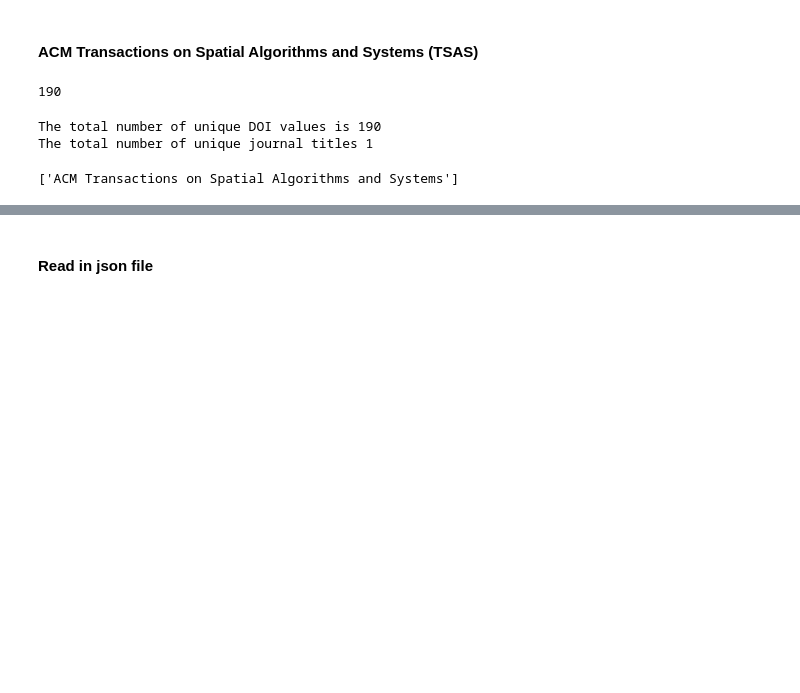
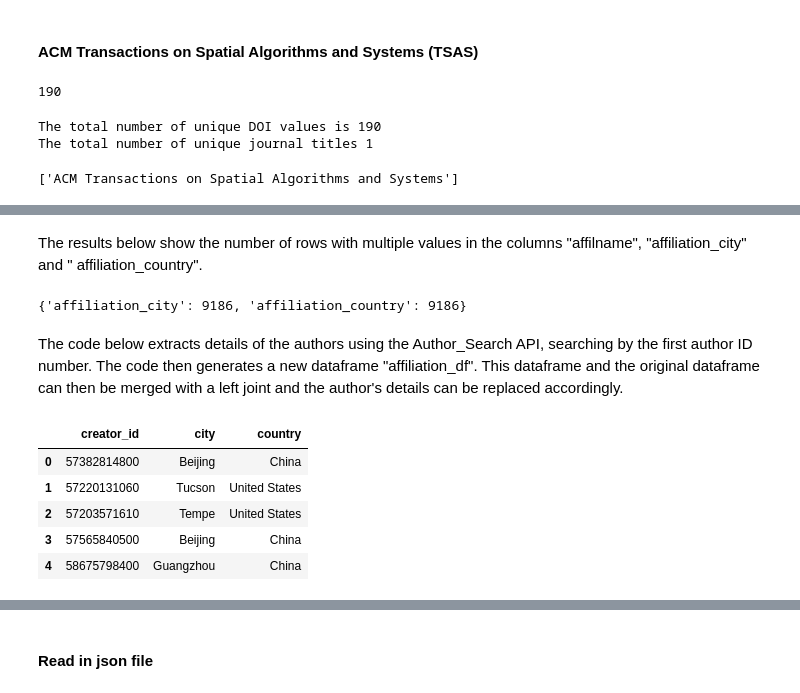
Before and after one commit to Arg-Pep/CS648---Project-ID-24-8, a Jupyter notebook: CS648 - Code.ipynb, the cells around one changed output, grey strips where cells are left out. Saved outputs shown, nothing was run; the diff lists cells and outputs as text; code cells hidden in the pictures; blank space fills up the shorter version.

```diff
--- a/CS648 - Code.ipynb
+++ b/CS648 - Code.ipynb
@@ -404,0 +408,6 @@ scopus_api_df.head(5)
+# %%
+# Drop rows where there is no creator data
+scopus_api_df = scopus_api_df.dropna(subset=['creator'])
+
+# First Author ID column
+scopus_api_df['creator_id'] = scopus_api_df['author_ids'].apply(lambda x: x.split(';')[0] if pd.notna(x) else x)
@@ -430 +452,20 @@ authkeywords           1299
 dtype: int64
+# %% [markdown]
+The results below show the number of rows with multiple values in the columns "affilname", "affiliation_city" and " affiliation_country".
+# %%
+# Checking for rows with more than one value in the specified columns
+columns_to_check = ['affiliation_city', 'affiliation_country']
+
+# Create a dictionary to store the count of rows with multiple values for each column
+multiple_values_count = {}
+
+# Iterate through the columns and count rows with more than one value
+for column in columns_to_check:
+    multiple_values_count[column] = scopus_api_df[scopus_api_df[column].str.contains(';', na=False)].shape[0]
+
+# Display the counts
+multiple_values_count
+# %% [output]
+{'affiliation_city': 9186, 'affiliation_country': 9186}
+# %% [markdown]
+The code below extracts details of the authors using the Author_Search API, searching by the first author ID number. The code then generates a new dataframe "affiliation_df". This dataframe and the original dataframe can then be merged with a left joint and the author's details can be replaced accordingly.
@@ -430,0 +508,9 @@ dtype: int64
+# %%
+affiliation_df.head(5)
+# %% [output]
+|  | creator_id | city | country |
+| 0 | 57382814800 | Beijing | China |
+| 1 | 57220131060 | Tucson | United States |
+| 2 | 57203571610 | Tempe | United States |
+| 3 | 57565840500 | Beijing | China |
+| 4 | 58675798400 | Guangzhou | China |
```
Also changed, not shown: parts of 28 cells of this notebook, 1 other file.
